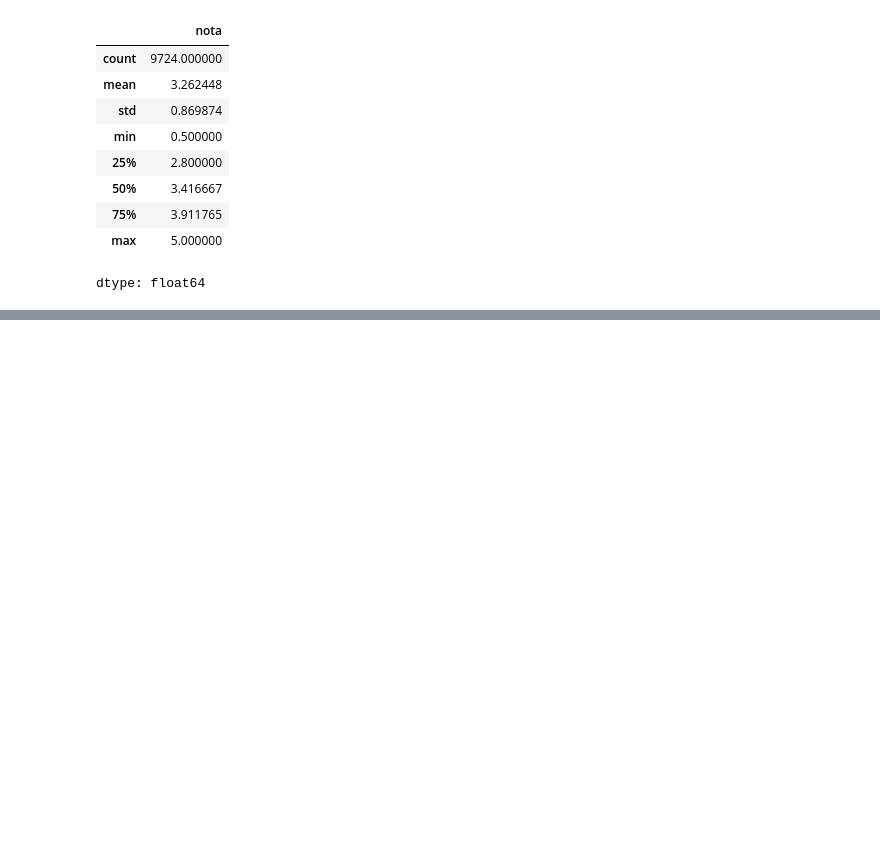
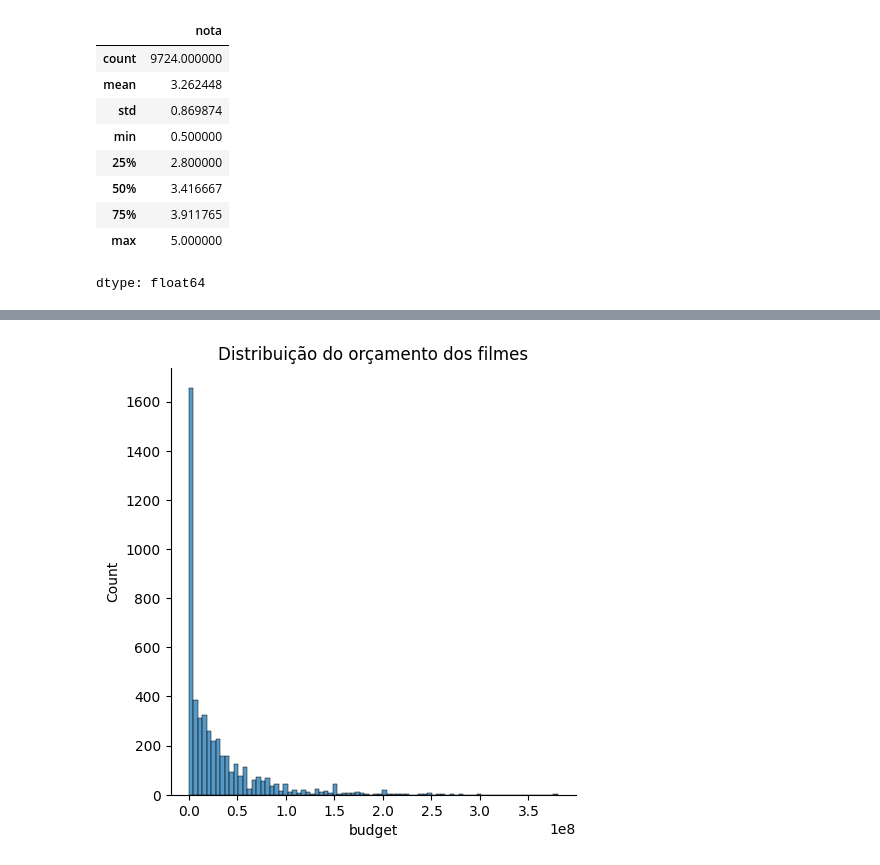
Before and after one commit to MatheusFVieira/Curso_DataScience, a Jupyter notebook: Introducao_Data_Science.ipynb, the cells around one changed output, grey strips where cells are left out. Cells and saved outputs as stored; diff of their text form; code cells hidden in the pictures; blank space fills up the shorter version.

```diff
--- a/Introducao_Data_Science.ipynb
+++ b/Introducao_Data_Science.ipynb
@@ -187,0 +205,6 @@ sns.displot(medias_por_filme, kde=True)
+# %%
+sns.displot(tmdb["budget"])
+plt.title("Distribuição do orçamento dos filmes")
+plt.show()
+# %% [output]
+[figure, added]
```
Also changed, not shown: parts of 9 cells of this notebook.
